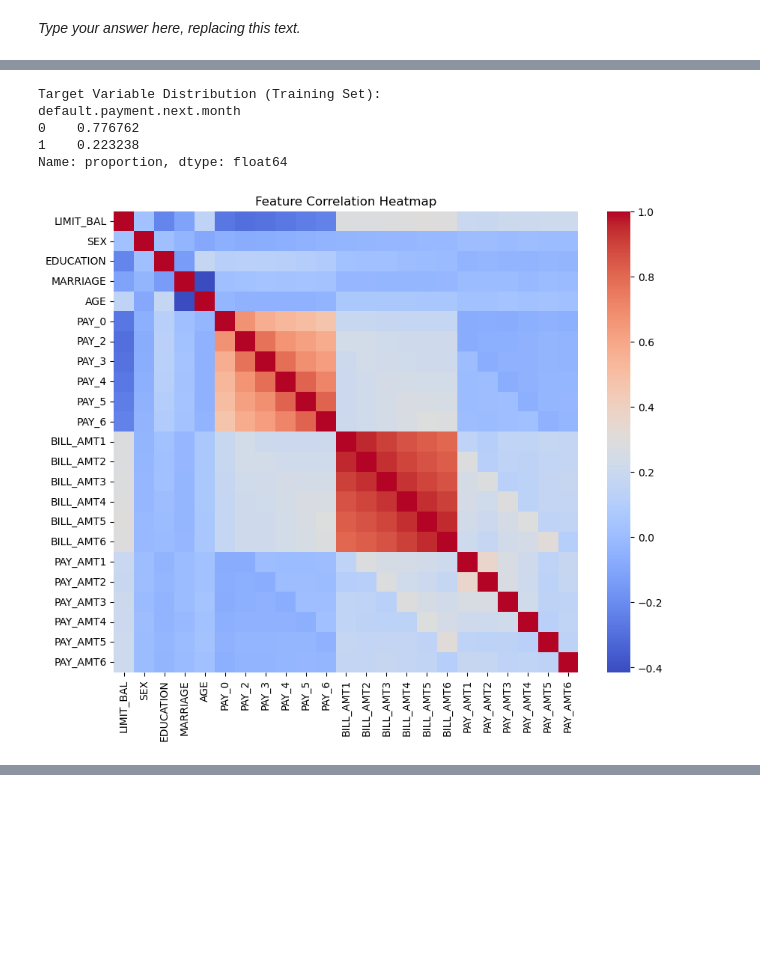
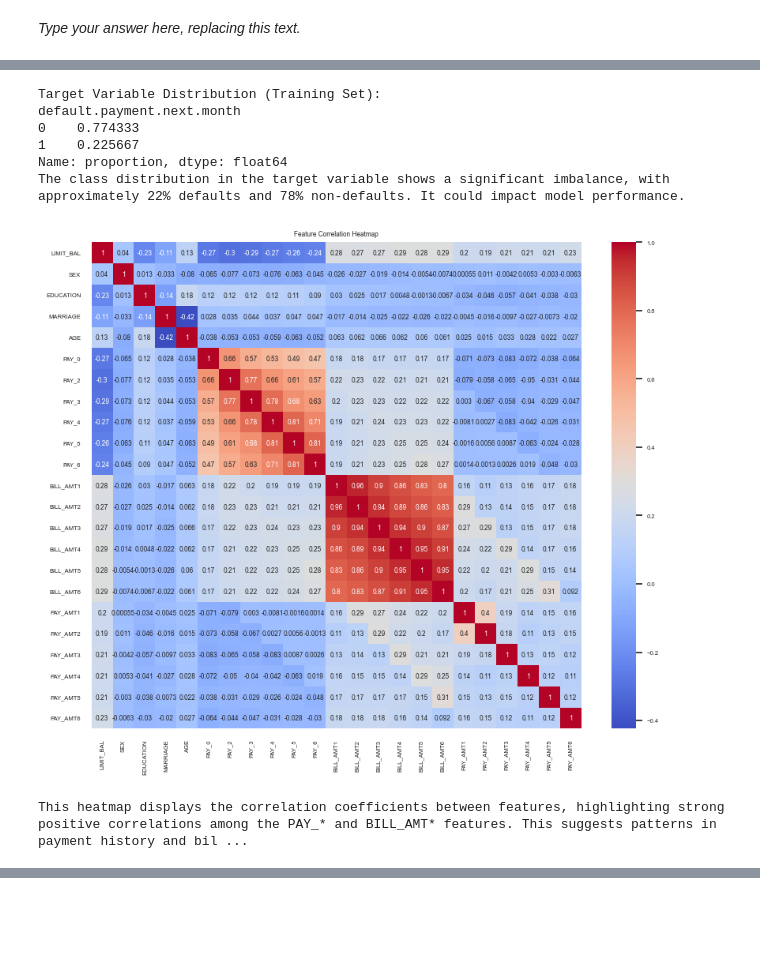
Before and after one commit to HerbertRen/cpsc330-hw5, a Jupyter notebook: hw5.ipynb, the cells around one changed output, grey strips where cells are left out. Saved outputs shown, nothing was run; the diff lists cells and outputs as text; code cells hidden in the pictures; blank space fills up the shorter version.

```diff
--- a/hw5.ipynb
+++ b/hw5.ipynb
@@ -179,7 +188,7 @@ _Points:_ 2
 X = df.drop(columns=['ID', 'default.payment.next.month'])
 y = df['default.payment.next.month']
 
-X_train, X_test, y_train, y_test = train_test_split(X, y, test_size=0.3, random_state=123)
+X_train, X_test, y_train, y_test = train_test_split(X, y, test_size=0.7, random_state=123)
 # %% [markdown]
 <!-- END QUESTION -->
 
@@ -231,18 +241,23 @@ max    426529.000000  528666.000000
 # %%
 print("\nTarget Variable Distribution (Training Set):")
 print(y_train.value_counts(normalize=True))  # Distribution of target variable (default/no default)
+print("The class distribution in the target variable shows a significant imbalance, with approximately 22% defaults and 78% non-defaults. It could impact model performance.")
 # %% [output]
 Target Variable Distribution (Training Set):
 default.payment.next.month
-0    0.776762
-1    0.223238
+0    0.774333
+1    0.225667
 Name: proportion, dtype: float64
+The class distribution in the target variable shows a significant imbalance, with approximately 22% defaults and 78% non-defaults. It could impact model performance.
 # %%
-# 2. Visualization 1: Correlation heatmap of features
+# Visualization 1: Correlation heatmap of features
 plt.figure(figsize=(10, 8))
-sns.heatmap(X_train.corr(), annot=False, cmap="coolwarm")
+sns.set(font_scale=0.5)
+sns.heatmap(X_train.corr(), annot=True, cmap="coolwarm")
 plt.title("Feature Correlation Heatmap")
 plt.show()
+print("This heatmap displays the correlation coefficients between features, highlighting strong positive correlations among the PAY_* and BILL_AMT* features. This suggests patterns in payment history and billing amounts that could be relevant for predicting credit defaults.")
 # %% [output]
-[figure, old version]
+[figure, new version]
+This heatmap displays the correlation coefficients between features, highlighting strong positive correlations among the PAY_* and BILL_AMT* features. This suggests patterns in payment history and bil ...
 # %%
```
Also changed, not shown: parts of 68 cells of this notebook, 1 other file.
